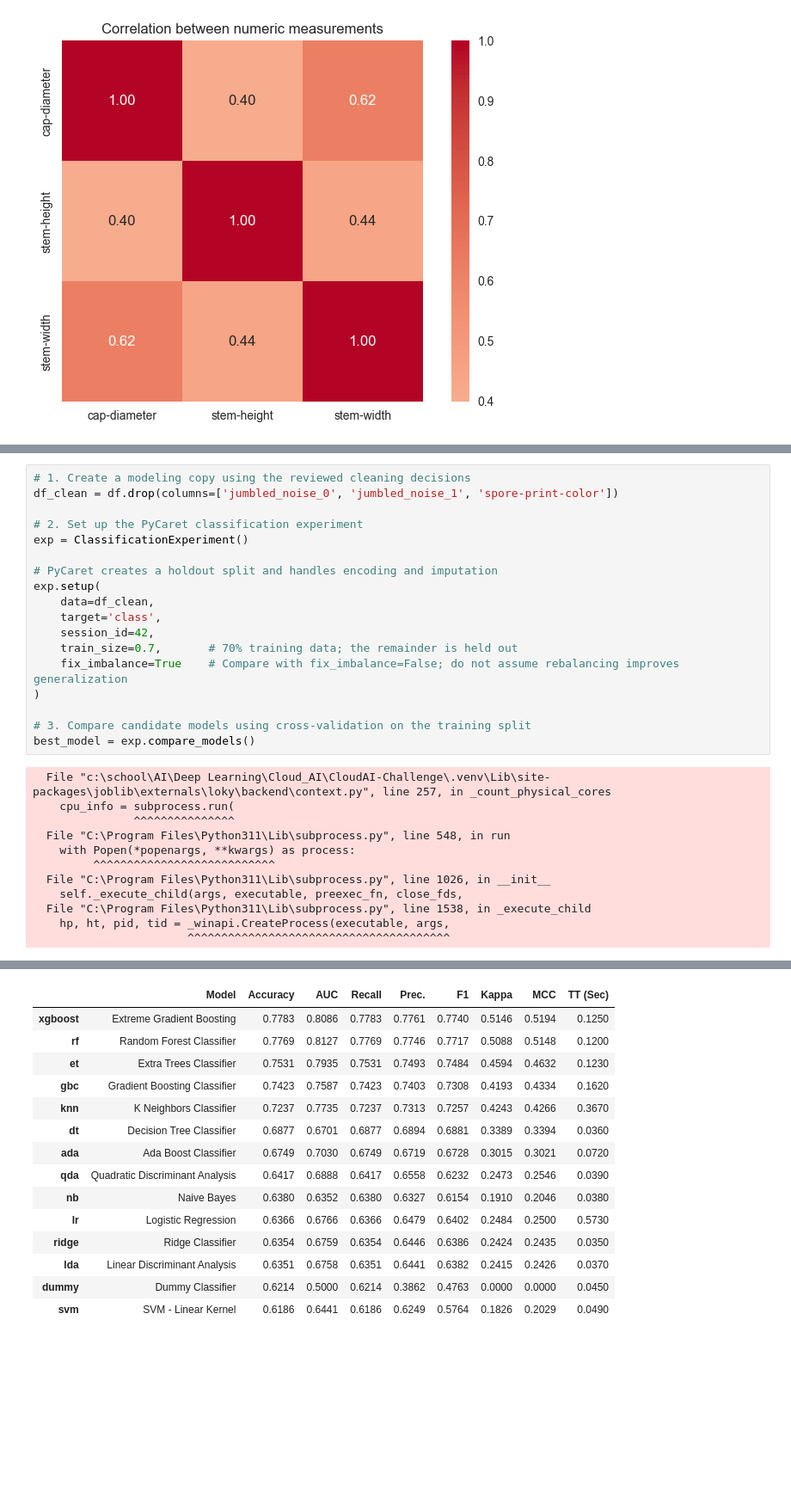
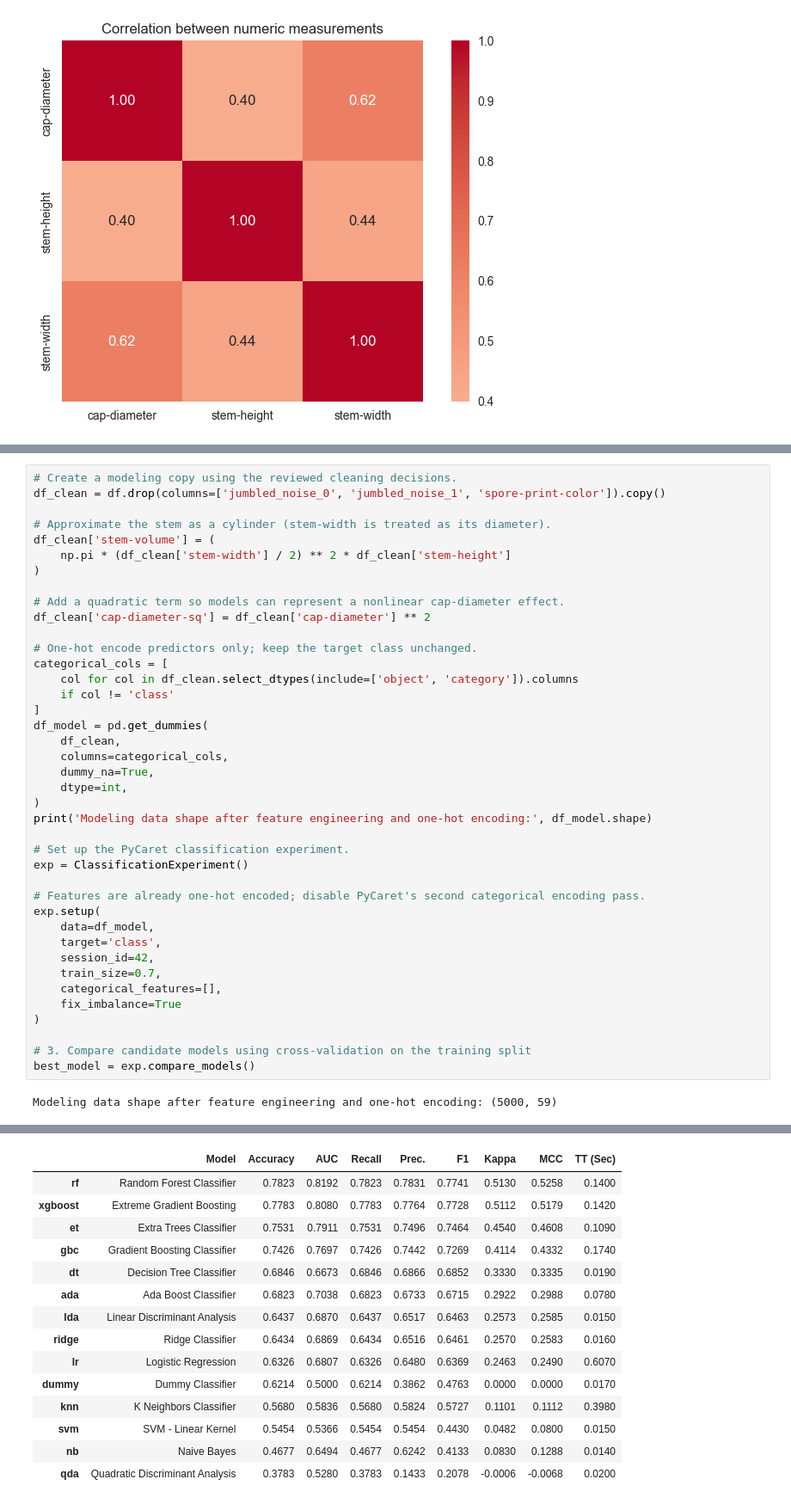
Before and after one commit to dmitcher7/CloudAI-Challenge, a Jupyter notebook: mushrooms/Cisse/1-Data.ipynb, the cells around one changed output, grey strips where cells are left out. Shown at 86% size. Cells and saved outputs as stored; diff of their text form; blank space fills up the shorter version.

```diff
--- a/mushrooms/Cisse/1-Data.ipynb
+++ b/mushrooms/Cisse/1-Data.ipynb
@@ -331,30 +346,42 @@ Create a separate modeling copy only after reviewing the diagnostics. The starte
 # %%
-# 1. Create a modeling copy using the reviewed cleaning decisions
-df_clean = df.drop(columns=['jumbled_noise_0', 'jumbled_noise_1', 'spore-print-color'])
+# Create a modeling copy using the reviewed cleaning decisions.
+df_clean = df.drop(columns=['jumbled_noise_0', 'jumbled_noise_1', 'spore-print-color']).copy()
 
-# 2. Set up the PyCaret classification experiment
+# Approximate the stem as a cylinder (stem-width is treated as its diameter).
+df_clean['stem-volume'] = (
+    np.pi * (df_clean['stem-width'] / 2) ** 2 * df_clean['stem-height']
+)
+
+# Add a quadratic term so models can represent a nonlinear cap-diameter effect.
+df_clean['cap-diameter-sq'] = df_clean['cap-diameter'] ** 2
+
+# One-hot encode predictors only; keep the target class unchanged.
+categorical_cols = [
+    col for col in df_clean.select_dtypes(include=['object', 'category']).columns
+    if col != 'class'
+]
+df_model = pd.get_dummies(
+    df_clean,
+    columns=categorical_cols,
+    dummy_na=True,
+    dtype=int,
+)
+print('Modeling data shape after feature engineering and one-hot encoding:', df_model.shape)
+
+# Set up the PyCaret classification experiment.
 exp = ClassificationExperiment()
 
-# PyCaret creates a holdout split and handles encoding and imputation
+# Features are already one-hot encoded; disable PyCaret's second categorical encoding pass.
 exp.setup(
-    data=df_clean,
+    data=df_model,
     target='class',
     session_id=42,
-    train_size=0.7,       # 70% training data; the remainder is held out
-    fix_imbalance=True    # Compare with fix_imbalance=False; do not assume rebalancing improves generalization
+    train_size=0.7,
+    categorical_features=[],
+    fix_imbalance=True
 )
 
 # 3. Compare candidate models using cross-validation on the training split
 best_model = exp.compare_models()
 # %% [output]
-  File "c:\school\AI\Deep Learning\Cloud_AI\CloudAI-Challenge\.venv\Lib\site-packages\joblib\externals\loky\backend\context.py", line 257, in _count_physical_cores
-    cpu_info = subprocess.run(
-               ^^^^^^^^^^^^^^^
-  File "C:\Program Files\Python311\Lib\subprocess.py", line 548, in run
-    with Popen(*popenargs, **kwargs) as process:
-         ^^^^^^^^^^^^^^^^^^^^^^^^^^^
-  File "C:\Program Files\Python311\Lib\subprocess.py", line 1026, in __init__
-    self._execute_child(args, executable, preexec_fn, close_fds,
-  File "C:\Program Files\Python311\Lib\subprocess.py", line 1538, in _execute_child
-    hp, ht, pid, tid = _winapi.CreateProcess(executable, args,
-                       ^^^^^^^^^^^^^^^^^^^^^^^^^^^^^^^^^^^^^^^
+Modeling data shape after feature engineering and one-hot encoding: (5000, 59)
@@ -378,17 +416,17 @@ best_model = exp.compare_models()
 [interactive output not drawn]
 |  | Model | Accuracy | AUC | Recall | Prec. | F1 | Kappa | MCC | TT (Sec) |
-| xgboost | Extreme Gradient Boosting | 0.7783 | 0.8086 | 0.7783 | 0.7761 | 0.7740 | 0.5146 | 0.5194 | 0.1250 |
-| rf | Random Forest Classifier | 0.7769 | 0.8127 | 0.7769 | 0.7746 | 0.7717 | 0.5088 | 0.5148 | 0.1200 |
-| et | Extra Trees Classifier | 0.7531 | 0.7935 | 0.7531 | 0.7493 | 0.7484 | 0.4594 | 0.4632 | 0.1230 |
-| gbc | Gradient Boosting Classifier | 0.7423 | 0.7587 | 0.7423 | 0.7403 | 0.7308 | 0.4193 | 0.4334 | 0.1620 |
-| knn | K Neighbors Classifier | 0.7237 | 0.7735 | 0.7237 | 0.7313 | 0.7257 | 0.4243 | 0.4266 | 0.3670 |
-| dt | Decision Tree Classifier | 0.6877 | 0.6701 | 0.6877 | 0.6894 | 0.6881 | 0.3389 | 0.3394 | 0.0360 |
-| ada | Ada Boost Classifier | 0.6749 | 0.7030 | 0.6749 | 0.6719 | 0.6728 | 0.3015 | 0.3021 | 0.0720 |
-| qda | Quadratic Discriminant Analysis | 0.6417 | 0.6888 | 0.6417 | 0.6558 | 0.6232 | 0.2473 | 0.2546 | 0.0390 |
-| nb | Naive Bayes | 0.6380 | 0.6352 | 0.6380 | 0.6327 | 0.6154 | 0.1910 | 0.2046 | 0.0380 |
-| lr | Logistic Regression | 0.6366 | 0.6766 | 0.6366 | 0.6479 | 0.6402 | 0.2484 | 0.2500 | 0.5730 |
-| ridge | Ridge Classifier | 0.6354 | 0.6759 | 0.6354 | 0.6446 | 0.6386 | 0.2424 | 0.2435 | 0.0350 |
-| lda | Linear Discriminant Analysis | 0.6351 | 0.6758 | 0.6351 | 0.6441 | 0.6382 | 0.2415 | 0.2426 | 0.0370 |
-| dummy | Dummy Classifier | 0.6214 | 0.5000 | 0.6214 | 0.3862 | 0.4763 | 0.0000 | 0.0000 | 0.0450 |
-| svm | SVM - Linear Kernel | 0.6186 | 0.6441 | 0.6186 | 0.6249 | 0.5764 | 0.1826 | 0.2029 | 0.0490 |
+| rf | Random Forest Classifier | 0.7823 | 0.8192 | 0.7823 | 0.7831 | 0.7741 | 0.5130 | 0.5258 | 0.1400 |
+| xgboost | Extreme Gradient Boosting | 0.7783 | 0.8080 | 0.7783 | 0.7764 | 0.7728 | 0.5112 | 0.5179 | 0.1420 |
+| et | Extra Trees Classifier | 0.7531 | 0.7911 | 0.7531 | 0.7496 | 0.7464 | 0.4540 | 0.4608 | 0.1090 |
+| gbc | Gradient Boosting Classifier | 0.7426 | 0.7697 | 0.7426 | 0.7442 | 0.7269 | 0.4114 | 0.4332 | 0.1740 |
+| dt | Decision Tree Classifier | 0.6846 | 0.6673 | 0.6846 | 0.6866 | 0.6852 | 0.3330 | 0.3335 | 0.0190 |
+| ada | Ada Boost Classifier | 0.6823 | 0.7038 | 0.6823 | 0.6733 | 0.6715 | 0.2922 | 0.2988 | 0.0780 |
+| lda | Linear Discriminant Analysis | 0.6437 | 0.6870 | 0.6437 | 0.6517 | 0.6463 | 0.2573 | 0.2585 | 0.0150 |
+| ridge | Ridge Classifier | 0.6434 | 0.6869 | 0.6434 | 0.6516 | 0.6461 | 0.2570 | 0.2583 | 0.0160 |
+| lr | Logistic Regression | 0.6326 | 0.6807 | 0.6326 | 0.6480 | 0.6369 | 0.2463 | 0.2490 | 0.6070 |
+| dummy | Dummy Classifier | 0.6214 | 0.5000 | 0.6214 | 0.3862 | 0.4763 | 0.0000 | 0.0000 | 0.0170 |
+| knn | K Neighbors Classifier | 0.5680 | 0.5836 | 0.5680 | 0.5824 | 0.5727 | 0.1101 | 0.1112 | 0.3980 |
+| svm | SVM - Linear Kernel | 0.5454 | 0.5366 | 0.5454 | 0.5454 | 0.4430 | 0.0482 | 0.0800 | 0.0150 |
+| nb | Naive Bayes | 0.4677 | 0.6494 | 0.4677 | 0.6242 | 0.4133 | 0.0830 | 0.1288 | 0.0140 |
+| qda | Quadratic Discriminant Analysis | 0.3783 | 0.5280 | 0.3783 | 0.1433 | 0.2078 | -0.0006 | -0.0068 | 0.0200 |
 [interactive output not drawn]
```
Also changed, not shown: parts of 3 cells of this notebook, 2 other files.
